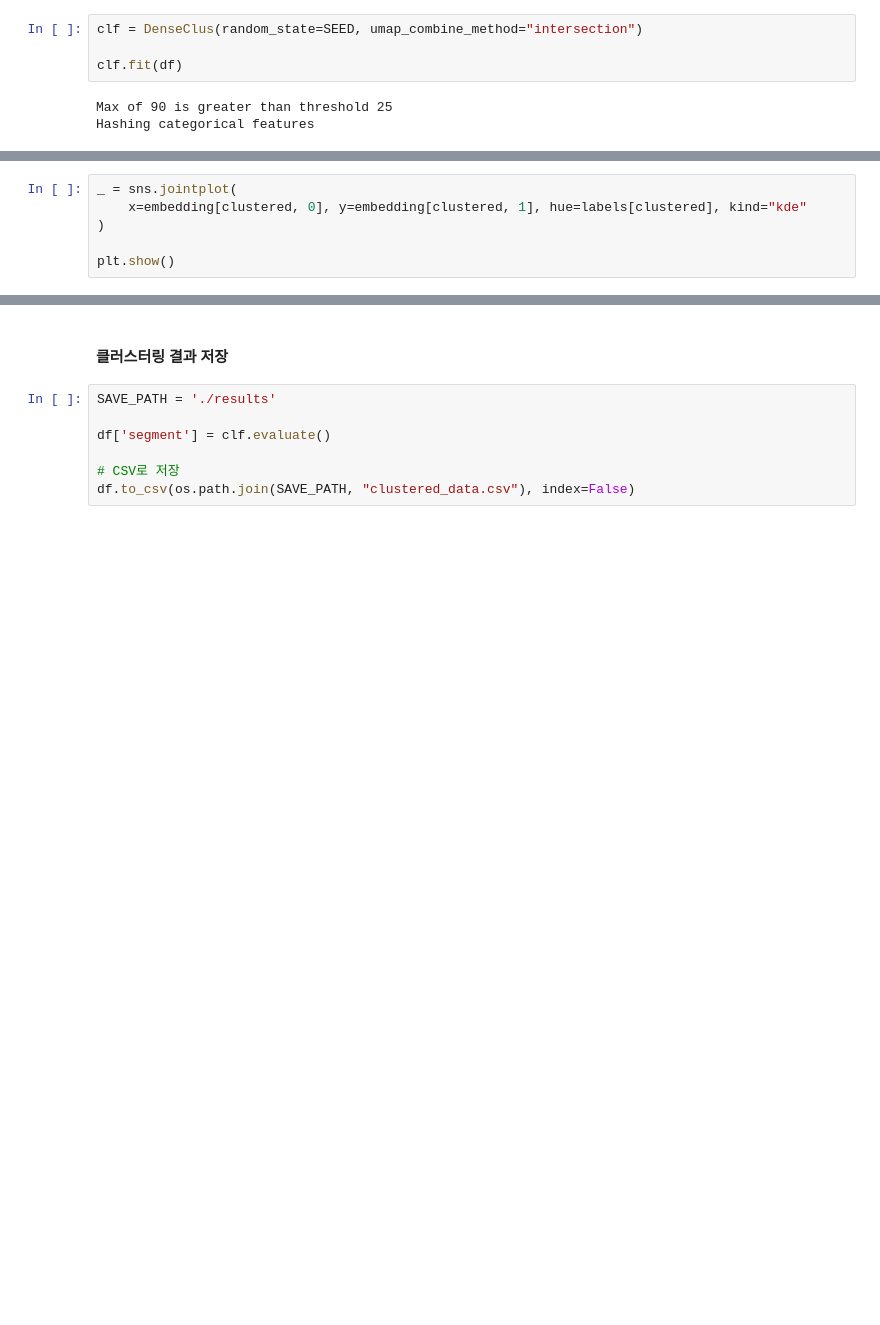
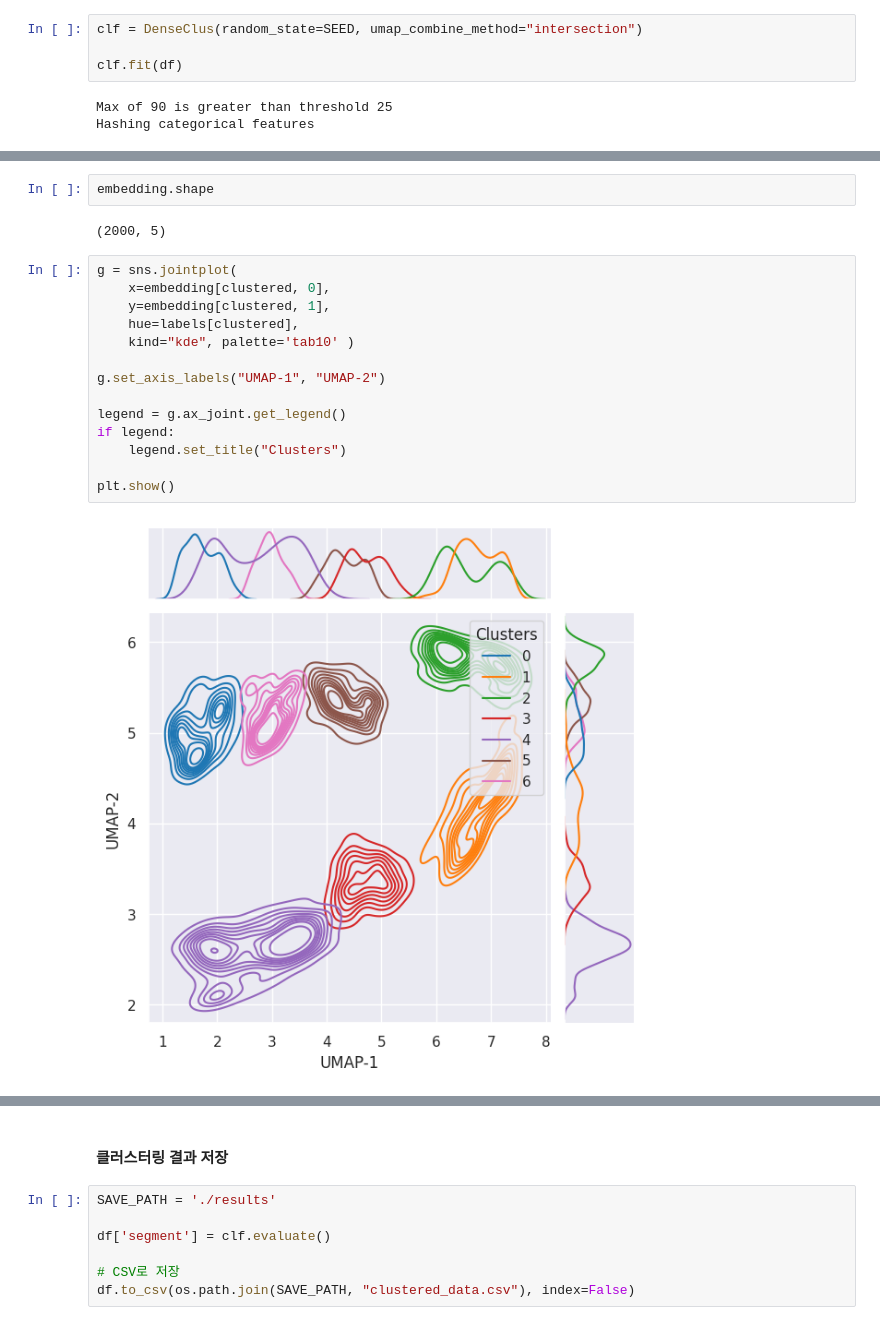
Before and after one commit to OREYH/DenseClus, a Jupyter notebook: Clustering_MostAI.ipynb, the cells around one changed output, grey strips where cells are left out. Cells and saved outputs as stored; diff of their text form; blank space fills up the shorter version.

```diff
--- a/Clustering_MostAI.ipynb
+++ b/Clustering_MostAI.ipynb
@@ -102,7 +118,21 @@ embedding.shape
+# %%
+embedding.shape
+# %% [output]
+(2000, 5)
 # %%
-_ = sns.jointplot(
-    x=embedding[clustered, 0], y=embedding[clustered, 1], hue=labels[clustered], kind="kde"
-)
+g = sns.jointplot(
+    x=embedding[clustered, 0],
+    y=embedding[clustered, 1],
+    hue=labels[clustered],
+    kind="kde", palette='tab10' )
+
+g.set_axis_labels("UMAP-1", "UMAP-2")
+
+legend = g.ax_joint.get_legend()
+if legend:
+    legend.set_title("Clusters")
 
 plt.show()
+# %% [output]
+[figure, added]
 # %%
```
Also changed, not shown: parts of 10 cells of this notebook, 1 other file.
